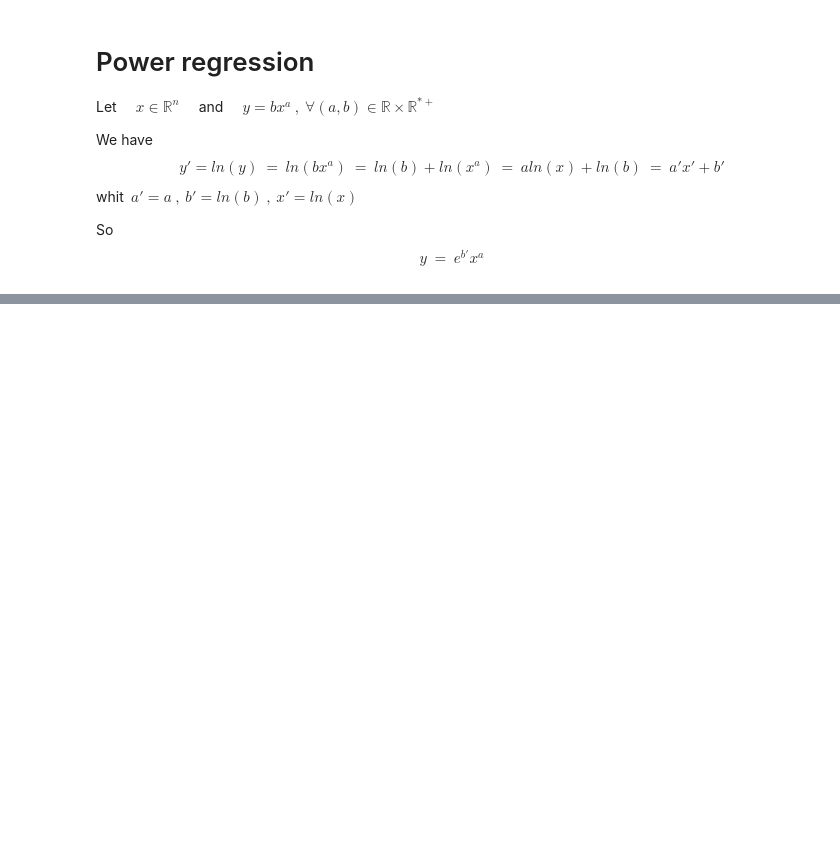
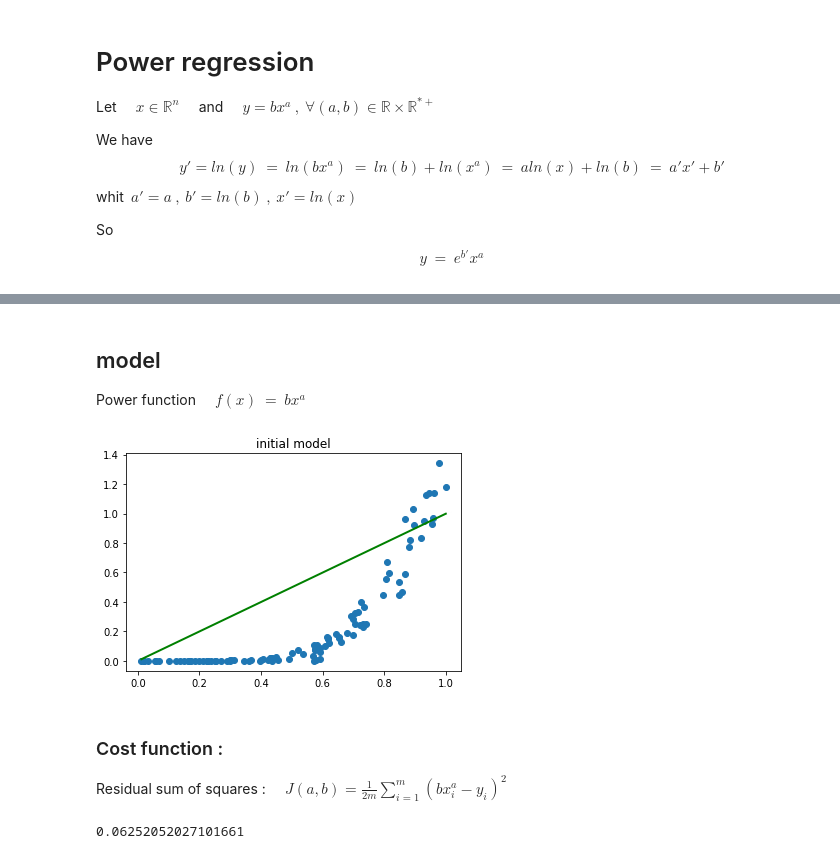
Before and after one commit to mahtat555/Regression, a Jupyter notebook: nonlinear_regression/power_regression.ipynb, the cells around one changed output, grey strips where cells are left out. Saved outputs shown, nothing was run; the diff lists cells and outputs as text; code cells hidden in the pictures; blank space fills up the shorter version.

```diff
--- a/nonlinear_regression/power_regression.ipynb
+++ b/nonlinear_regression/power_regression.ipynb
@@ -86,0 +99,44 @@ b = 1.1292343216324143
+# %% [markdown]
+## model
+
+Power function $\quad f(x)\ =\ b x ^ a$
+# %%
+def model(X, a, b):
+    """ This function returns the power model
+
+    """
+    return b * X ** a
+
+# initial parameters
+[a_0, b_0] = 1, 1
+
+# initial model
+init_model = model(X, a_0, b_0)
+
+# plot initial model
+plt.title("initial model")
+plt.scatter(X, y)
+fig_2 = plt.plot(X, init_model, c='g', linewidth=2)
+# %% [output]
+[figure, added]
+# %% [markdown]
+### Cost function :
+
+Residual sum of squares : $\quad J(a, b) = \frac{1}{2m} \sum_{i = 1}^{m} \left(b x_i ^ a - y_i\right)^2 $
+# %%
+def J(X, y, a, b):
+    """ Returns the cost function for our model.
+
+    """
+    # Residual sum of squares
+    rss = np.sum((model(X, a, b) - y) ** 2)
+
+    # Number of rows times 2
+    nb_rows_x2 = 2 * X.shape[0]
+
+    return rss / nb_rows_x2
+
+# show cost function for initial parameters
+print(J(X, y, a_0, b_0))
+# %% [output]
+0.06252052027101661
```
Also changed, not shown: parts of 11 cells of this notebook, 1 other file.
